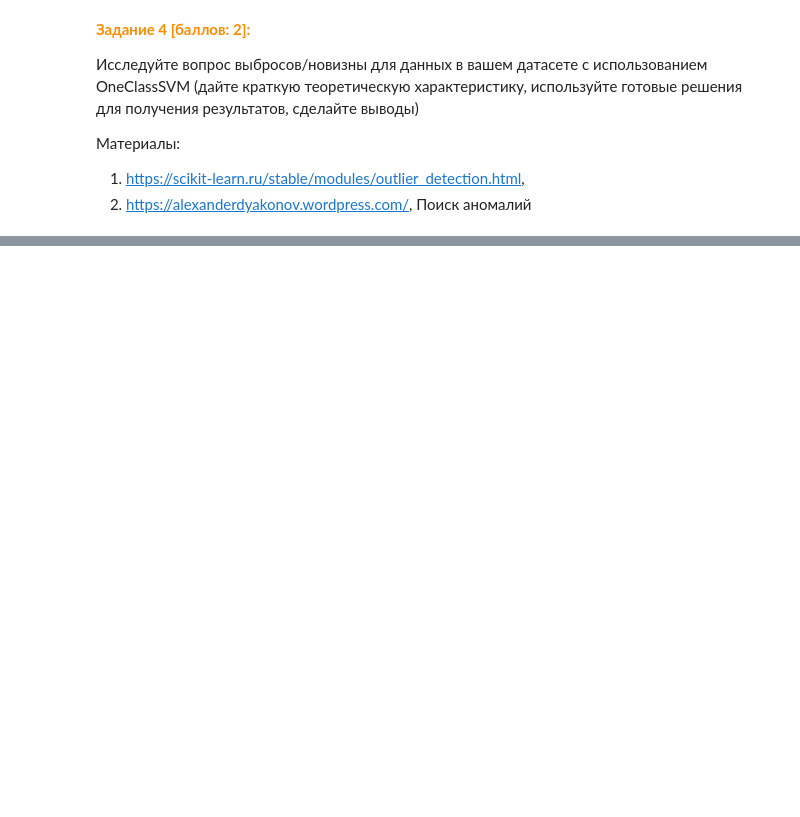
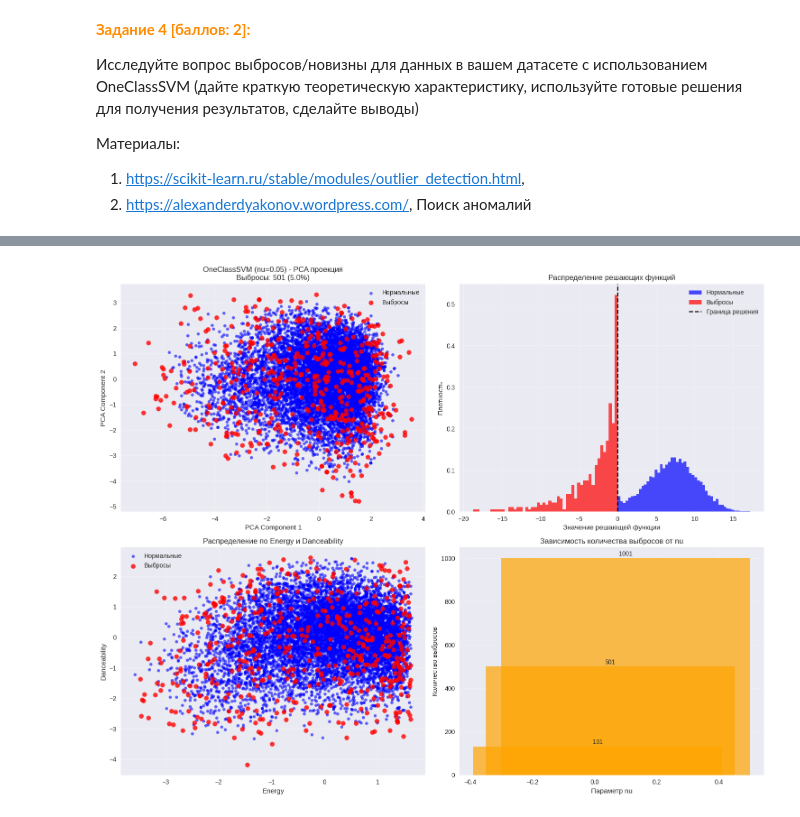
Before and after one commit to ikedestiny/ITMO-ML, a Jupyter notebook: lab3/Lab3.ipynb, the cells around one changed output, grey strips where cells are left out. Cells and saved outputs as stored; diff of their text form; code cells hidden in the pictures; blank space fills up the shorter version.

```diff
--- a/lab3/Lab3.ipynb
+++ b/lab3/Lab3.ipynb
@@ -66,0 +1311,83 @@
+# %%
+# Визуализация распределения выбросов
+def visualize_outliers(X, predictions, scores, features, nu):
+    """
+    Визуализация обнаруженных выбросов
+    """
+    fig, axes = plt.subplots(2, 2, figsize=(15, 12))
+
+    # 1. PCA проекция для визуализации
+    pca = PCA(n_components=2)
+    X_pca = pca.fit_transform(X)
+
+    # Разделение на нормальные точки и выбросы
+    normal_mask = predictions == 1
+    outlier_mask = predictions == -1
+
+    # График PCA
+    scatter1 = axes[0,0].scatter(X_pca[normal_mask, 0], X_pca[normal_mask, 1],
+                                c='blue', alpha=0.6, label='Нормальные', s=20)
+    scatter2 = axes[0,0].scatter(X_pca[outlier_mask, 0], X_pca[outlier_mask, 1],
+                                c='red', alpha=0.8, label='Выбросы', s=50)
+    axes[0,0].set_xlabel('PCA Component 1')
+    axes[0,0].set_ylabel('PCA Component 2')
+    axes[0,0].set_title(f'OneClassSVM (nu={nu}) - PCA проекция\n'
+                       f'Выбросы: {np.sum(outlier_mask)} ({np.sum(outlier_mask)/len(X):.1%})')
+    axes[0,0].legend()
+    axes[0,0].grid(True, alpha=0.3)
+
+    # 2. Распределение решающих функций
+    axes[0,1].hist(scores[normal_mask], bins=50, alpha=0.7, color='blue',
+                  label='Нормальные', density=True)
+    axes[0,1].hist(scores[outlier_mask], bins=50, alpha=0.7, color='red',
+                  label='Выбросы', density=True)
+    axes[0,1].axvline(x=0, color='black', linestyle='--', label='Граница решения')
+    axes[0,1].set_xlabel('Значение решающей функции')
+    axes[0,1].set_ylabel('Плотность')
+    axes[0,1].set_title('Распределение решающих функций')
+    axes[0,1].legend()
+    axes[0,1].grid(True, alpha=0.3)
+
+    # 3. Анализ по основным признакам (Energy vs Danceability)
+    feature1, feature2 = 'Energy', 'Danceability'
+    idx1 = features.index(feature1)
+    idx2 = features.index(feature2)
+
+    axes[1,0].scatter(X[normal_mask, idx1], X[normal_mask, idx2],
+                     c='blue', alpha=0.6, label='Нормальные', s=20)
+    axes[1,0].scatter(X[outlier_mask, idx1], X[outlier_mask, idx2],
+                     c='red', alpha=0.8, label='Выбросы', s=50)
+    axes[1,0].set_xlabel(feature1)
+    axes[1,0].set_ylabel(feature2)
+    axes[1,0].set_title(f'Распределение по {feature1} и {feature2}')
+    axes[1,0].legend()
+    axes[1,0].grid(True, alpha=0.3)
+
+    # 4. Количество выбросов по разным nu
+    nu_values_list = list(results.keys())
+    outlier_counts = [results[nu_val]['n_outliers'] for nu_val in nu_values_list]
+
+    axes[1,1].bar(nu_values_list, outlier_counts, color='orange', alpha=0.7)
+    axes[1,1].set_xlabel('Параметр nu')
+    axes[1,1].set_ylabel('Количество выбросов')
+    axes[1,1].set_title('Зависимость количества выбросов от nu')
+    axes[1,1].grid(True, alpha=0.3)
+
+    for i, count in enumerate(outlier_counts):
+        axes[1,1].text(nu_values_list[i], count + 5, str(count),
+                      ha='center', va='bottom')
+
+    plt.tight_layout()
+    plt.show()
+
+    return fig
+
+# Визуализация для nu=0.05 (среднее значение)
+if results:
+    nu_optimal = 0.05
+    predictions_opt = results[nu_optimal]['predictions']
+    scores_opt = results[nu_optimal]['scores']
+
+    print(f"\nВИЗУАЛИЗАЦИЯ ДЛЯ nu={nu_optimal}:")
+    visualize_outliers(X_scaled, predictions_opt, scores_opt, audio_features, nu_optimal)
+# %% [output]
@@ -66,0 +1395 @@
+[figure, added]
```
Also changed, not shown: parts of 39 cells of this notebook.
